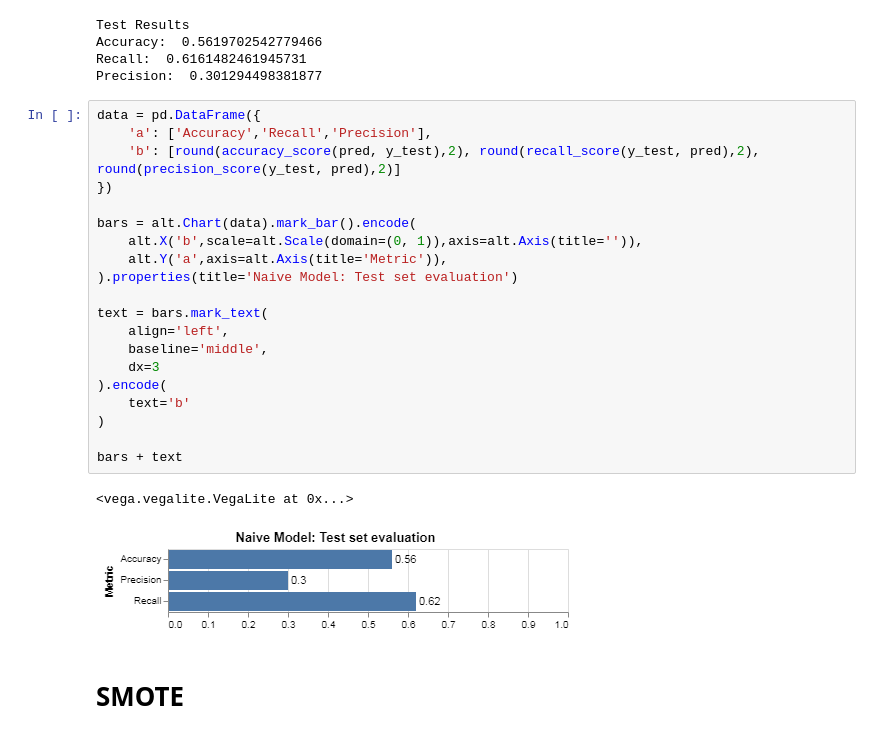
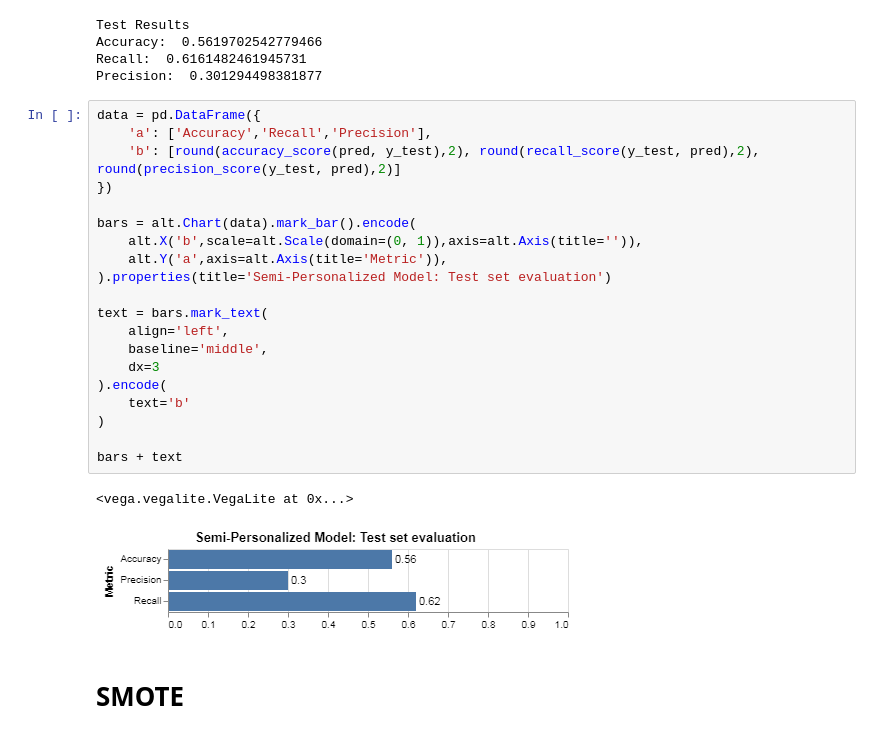
Before and after one commit to koseihamadako/STO, a Jupyter notebook: 1.Binary classification.ipynb, the cells around one changed output. Cells and saved outputs as stored; diff of their text form.

```diff
--- a/1.Binary classification.ipynb
+++ b/1.Binary classification.ipynb
@@ -182,26 +182,26 @@ Precision:  0.301294498381877
 # %%
 data = pd.DataFrame({
     'a': ['Accuracy','Recall','Precision'],
     'b': [round(accuracy_score(pred, y_test),2), round(recall_score(y_test, pred),2), round(precision_score(y_test, pred),2)]
 })
 
 bars = alt.Chart(data).mark_bar().encode(
     alt.X('b',scale=alt.Scale(domain=(0, 1)),axis=alt.Axis(title='')),
     alt.Y('a',axis=alt.Axis(title='Metric')),
-).properties(title='Naive Model: Test set evaluation')
+).properties(title='Semi-Personalized Model: Test set evaluation')
 
 text = bars.mark_text(
     align='left',
     baseline='middle',
     dx=3
 ).encode(
     text='b'
 )
 
 bars + text
 # %% [output]
 <vega.vegalite.VegaLite at 0x...>
-[figure, old version]
+[figure, new version]
 # %% [markdown]
 # SMOTE
 # %%
```
Also changed, not shown: 2 other files.
